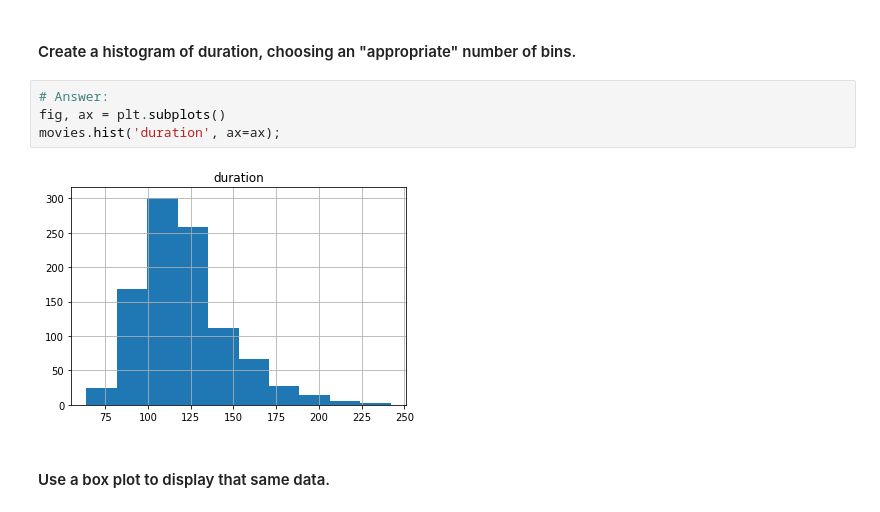
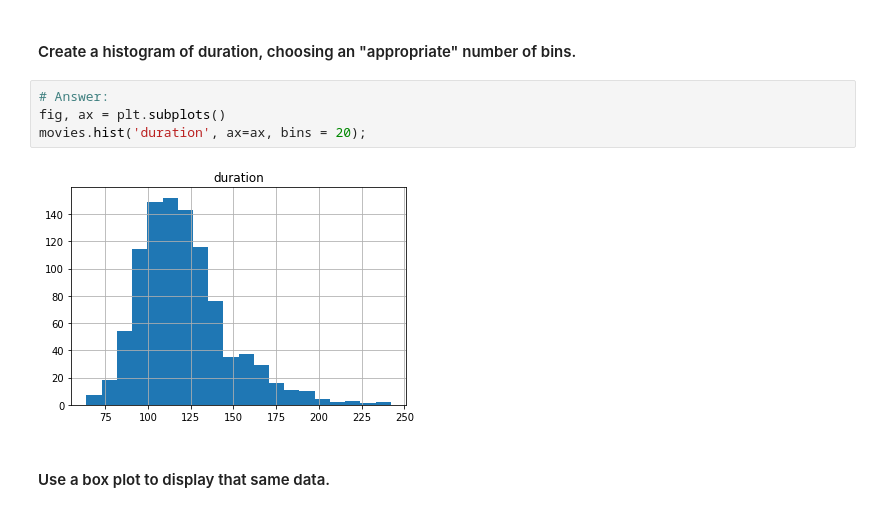
Before and after one commit to tstrait/Unit2project, a Jupyter notebook: imdb.ipynb, the cells around one changed output. Cells and saved outputs as stored; diff of their text form.

```diff
--- a/imdb.ipynb
+++ b/imdb.ipynb
@@ -89,9 +89,9 @@ movies.sort_values('duration', ascending = False)
 # %%
 # Answer:
 fig, ax = plt.subplots()
-movies.hist('duration', ax=ax);
+movies.hist('duration', ax=ax, bins = 20);
 # %% [output]
-[figure, old version]
+[figure, new version]
 # %% [markdown]
 #### Use a box plot to display that same data.
 # %%
```
Also changed, not shown: parts of 16 cells of this notebook.
